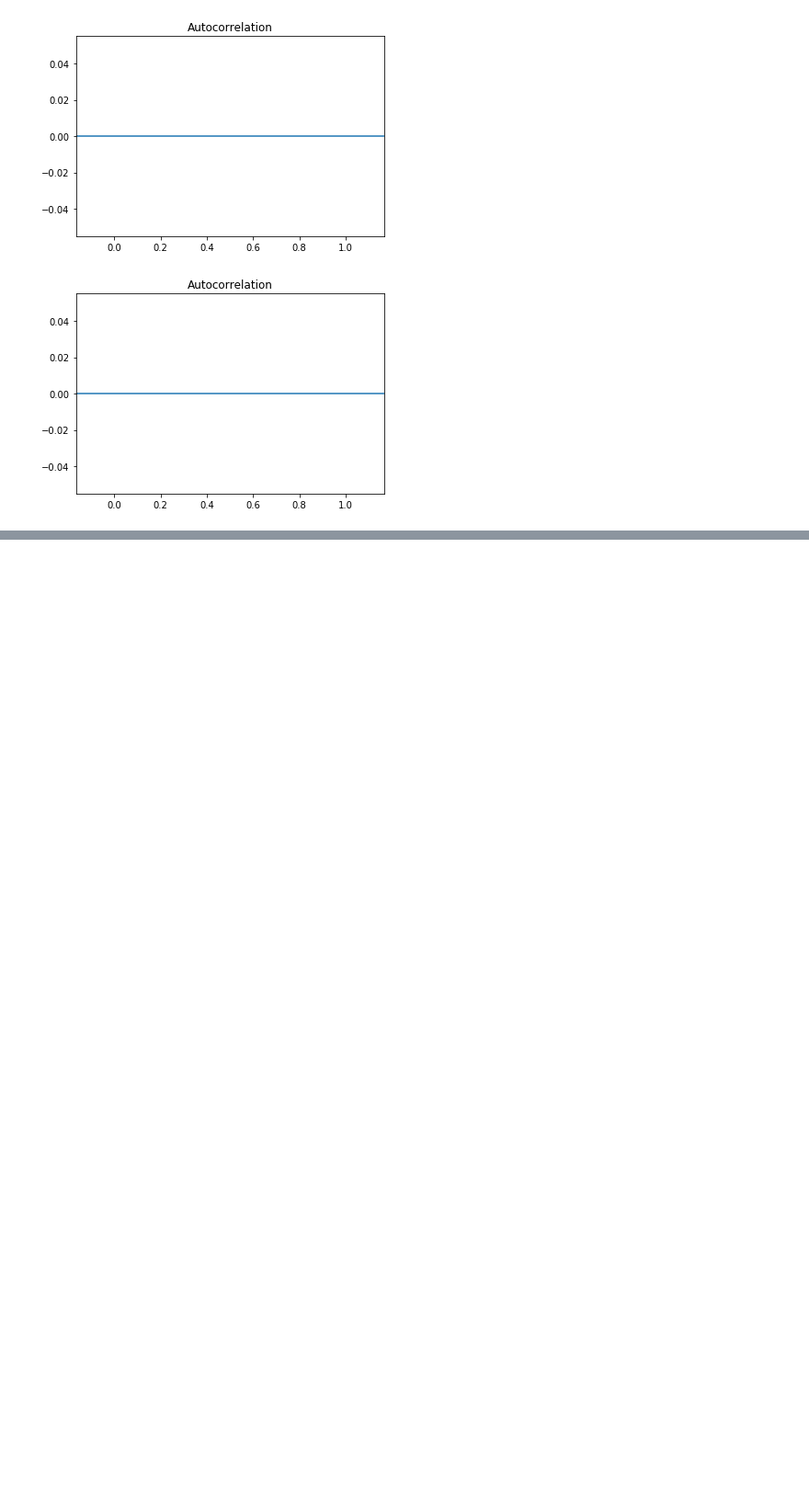
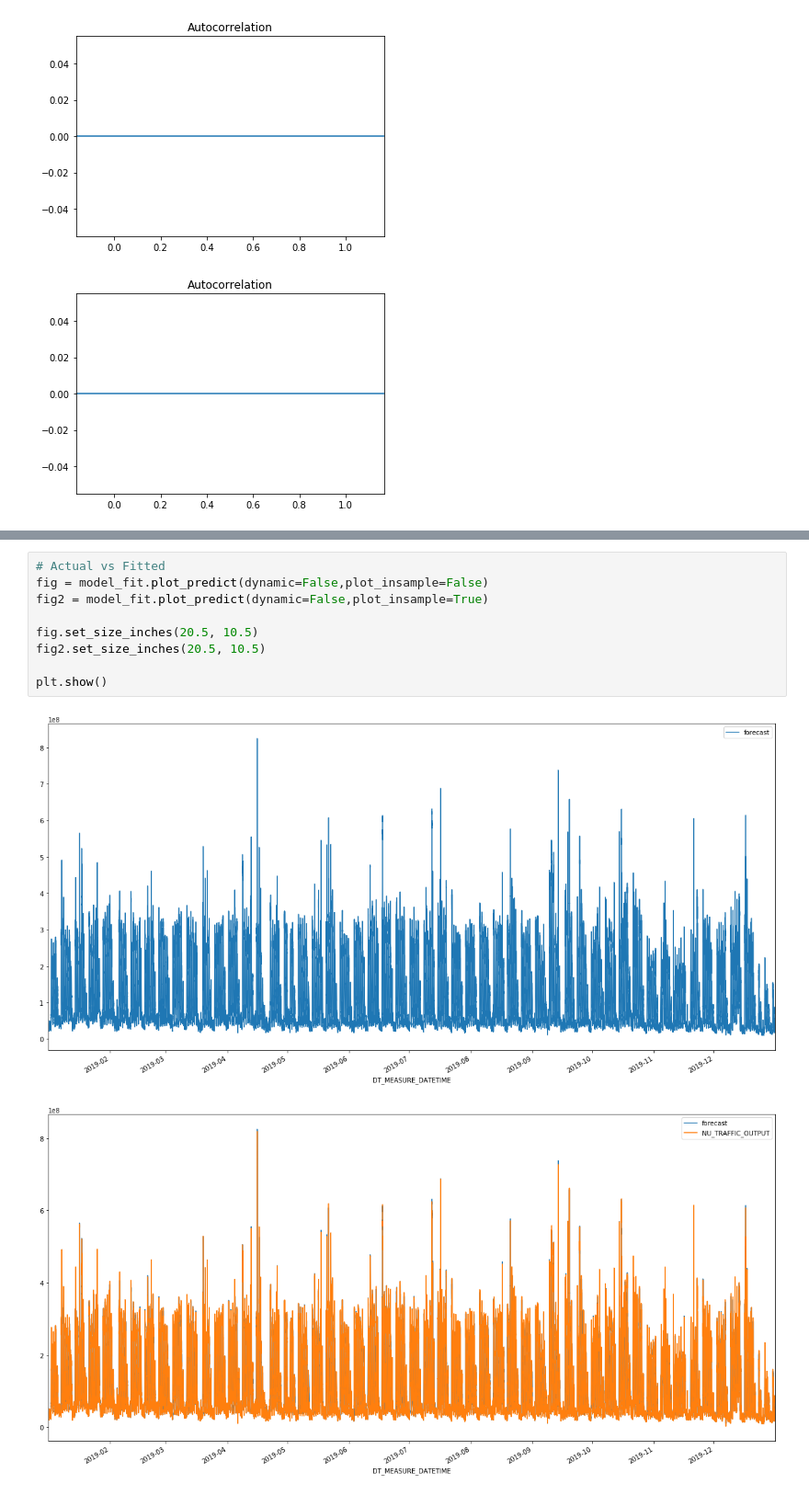
Before and after one commit to Coptero/Machine-Learning, a Jupyter notebook: ARIMA.ipynb, the cells around one changed output, grey strips where cells are left out. Shown at 92% size. Saved outputs shown, nothing was run; the diff lists cells and outputs as text; blank space fills up the shorter version.

```diff
--- a/ARIMA.ipynb
+++ b/ARIMA.ipynb
@@ -232,0 +352,12 @@ pyplot.show()
+# %%
+# Actual vs Fitted
+fig = model_fit.plot_predict(dynamic=False,plot_insample=False)
+fig2 = model_fit.plot_predict(dynamic=False,plot_insample=True)
+
+fig.set_size_inches(20.5, 10.5)
+fig2.set_size_inches(20.5, 10.5)
+
+plt.show()
+# %% [output]
+[figure, added]
+[figure, added]
```
Also changed, not shown: parts of 54 cells of this notebook.
